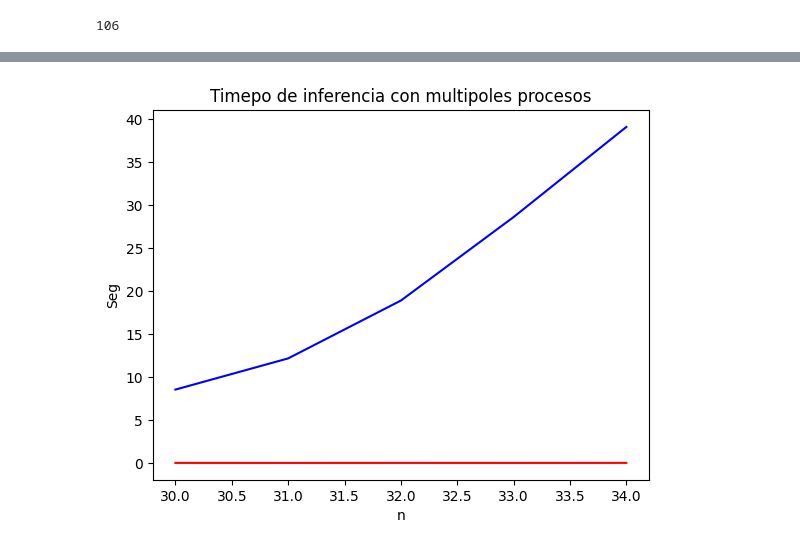
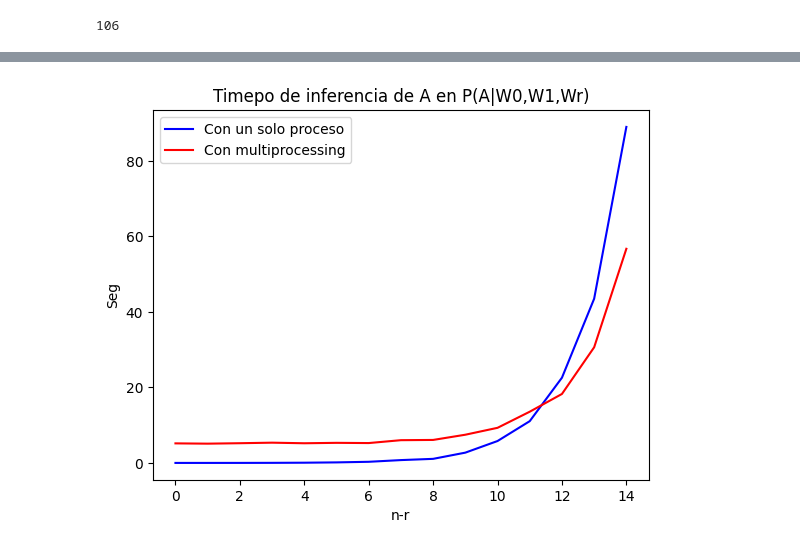
Before and after one commit to robertorys/Tesis, a Jupyter notebook: Test_mib_v2_3_1.ipynb, the cells around one changed output, grey strips where cells are left out. Saved outputs shown, nothing was run; the diff lists cells and outputs as text; code cells hidden in the pictures.

```diff
--- a/Test_mib_v2_3_1.ipynb
+++ b/Test_mib_v2_3_1.ipynb
@@ -1346,14 +1345,16 @@ plt.show()
-# %%
-import matplotlib.pyplot as plt
-fig, axs = plt.subplots()
-
-axs.plot(xn_p, t_ps_n, color = 'r',label = "P(A|W0,W1,Wr,...,Wn)")
-axs.plot(xn_p, t_ps_rn, color = 'b', label = "P(A|W0,W1,Wr)")
-
-axs.set_title("Timepo de inferencia con multipoles procesos")
-axs.set_xlabel("n")
-axs.set_ylabel("Seg")
-
-plt.show()
-# %% [output]
-[figure, removed]
+# %%
+import matplotlib.pyplot as plt
+fig, ax = plt.subplots()
+
+nmr = [n-20 for n in xn_p]
+ax.plot(nmr, t_ps_rn, color = 'b', label = "Con un solo proceso")
+ax.plot(nmr, t_ps_rn_mp, color = 'r', label = "Con multiprocessing")
+
+ax.set_title("Timepo de inferencia de A en P(A|W0,W1,Wr)")
+ax.set_xlabel("n-r")
+ax.set_ylabel("Seg")
+ax.legend()
+
+plt.show()
+# %% [output]
+[figure, added]
```
Also changed, not shown: parts of 6 cells of this notebook, 2 other files.
